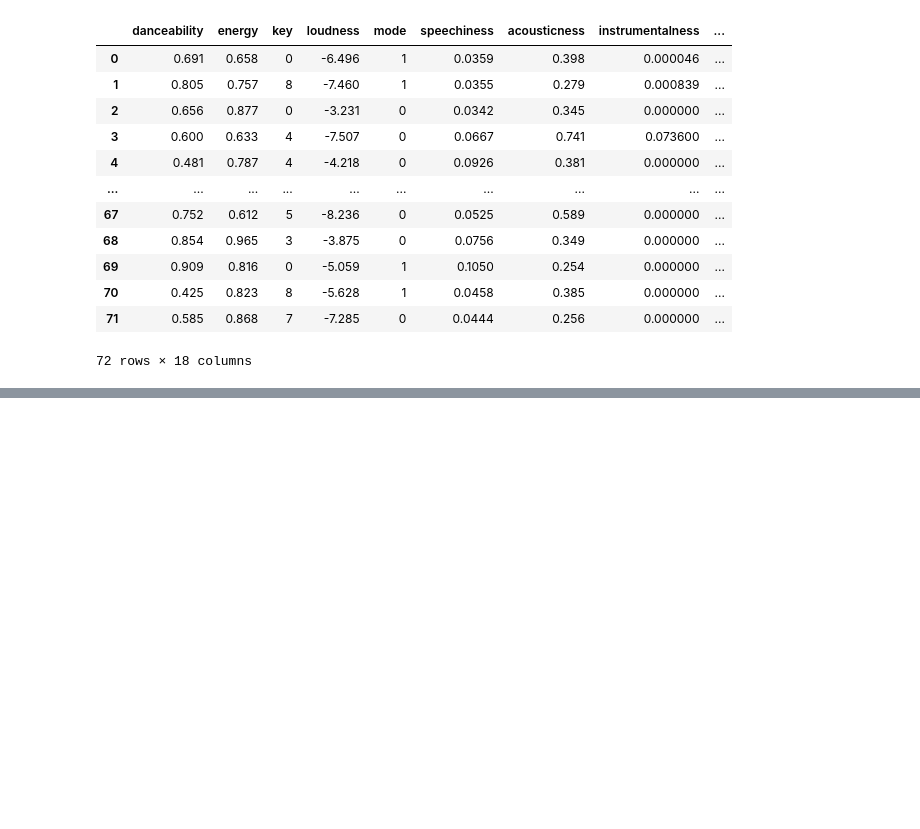
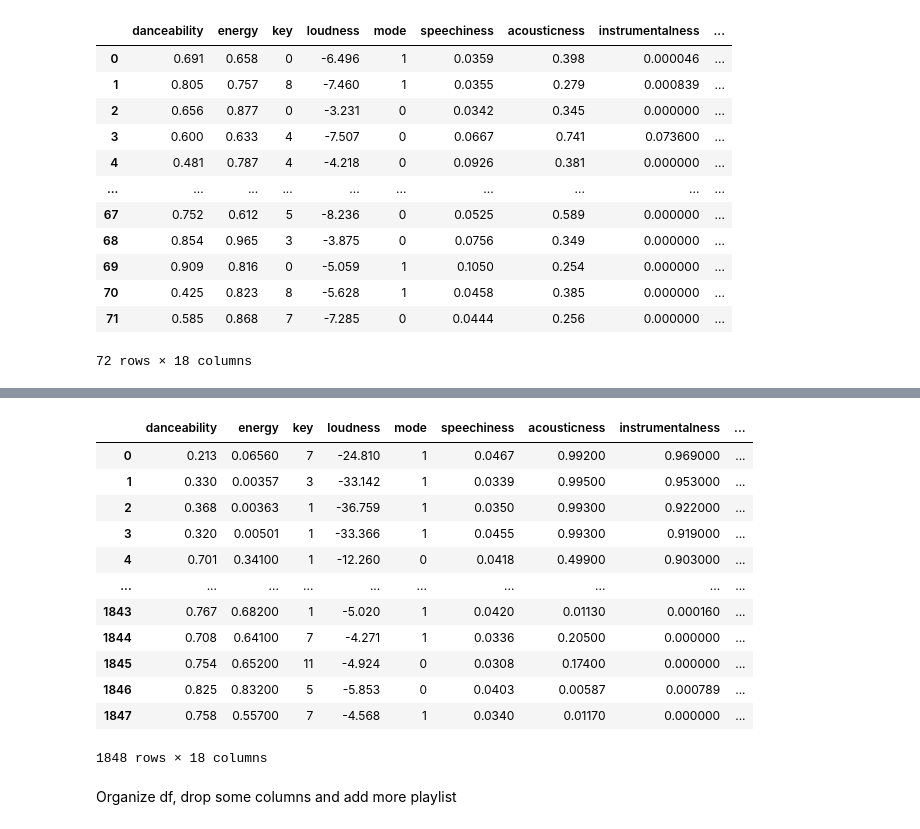
Before and after one commit to IranelGV/Song_Recommendation_Model, a Jupyter notebook: Lab_DF_Spotify_Music_FAS_Week06_07.07.23.ipynb, the cells around one changed output, grey strips where cells are left out. Saved outputs shown, nothing was run; the diff lists cells and outputs as text; code cells hidden in the pictures; blank space fills up the shorter version.

```diff
--- a/Lab_Getting_Features_Songs_Week06_07.07.23.ipynb
+++ b/Lab_DF_Spotify_Music_FAS_Week06_07.07.23.ipynb
@@ -304,0 +478,26 @@ salsa_playlist_df
+# %%
+df = pd.concat([df, get_playlist_tracks('MPB', '6u67VfC7voYC3PFazJixAK')], ignore_index=True)
+# %%
+df = pd.concat([df, get_playlist_tracks('Samba', '0ZDErN1LOLjCcJRnKr2BTA')], ignore_index=True)
+# %%
+df = pd.concat([df, get_playlist_tracks('Pop', '37i9dQZF1DX1ngEVM0lKrb')], ignore_index=True)
+# %%
+df = pd.concat([df, get_playlist_tracks('Pop 2000', '6mtYuOxzl58vSGnEDtZ9uB')], ignore_index=True)
+# %%
+df
+# %% [output]
+|  | danceability | energy | key | loudness | mode | speechiness | acousticness | instrumentalness | ... |
+| 0 | 0.213 | 0.06560 | 7 | -24.810 | 1 | 0.0467 | 0.99200 | 0.969000 | ... |
+| 1 | 0.330 | 0.00357 | 3 | -33.142 | 1 | 0.0339 | 0.99500 | 0.953000 | ... |
+| 2 | 0.368 | 0.00363 | 1 | -36.759 | 1 | 0.0350 | 0.99300 | 0.922000 | ... |
+| 3 | 0.320 | 0.00501 | 1 | -33.366 | 1 | 0.0455 | 0.99300 | 0.919000 | ... |
+| 4 | 0.701 | 0.34100 | 1 | -12.260 | 0 | 0.0418 | 0.49900 | 0.903000 | ... |
+| ... | ... | ... | ... | ... | ... | ... | ... | ... | ... |
+| 1843 | 0.767 | 0.68200 | 1 | -5.020 | 1 | 0.0420 | 0.01130 | 0.000160 | ... |
+| 1844 | 0.708 | 0.64100 | 7 | -4.271 | 1 | 0.0336 | 0.20500 | 0.000000 | ... |
+| 1845 | 0.754 | 0.65200 | 11 | -4.924 | 0 | 0.0308 | 0.17400 | 0.000000 | ... |
+| 1846 | 0.825 | 0.83200 | 5 | -5.853 | 0 | 0.0403 | 0.00587 | 0.000789 | ... |
+| 1847 | 0.758 | 0.55700 | 7 | -4.568 | 1 | 0.0340 | 0.01170 | 0.000000 | ... |
+1848 rows × 18 columns
+# %% [markdown]
+Organize df, drop some columns and add more playlist
```
Also changed, not shown: parts of 31 cells of this notebook, 5 other files.
